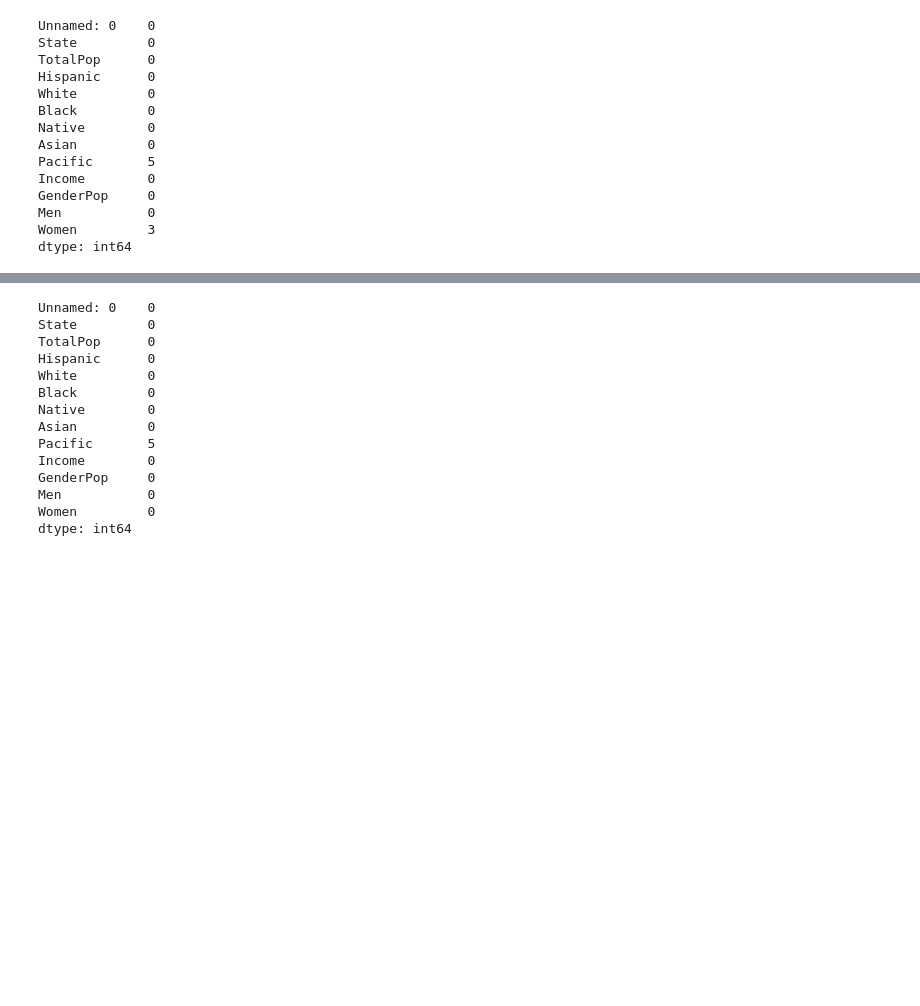
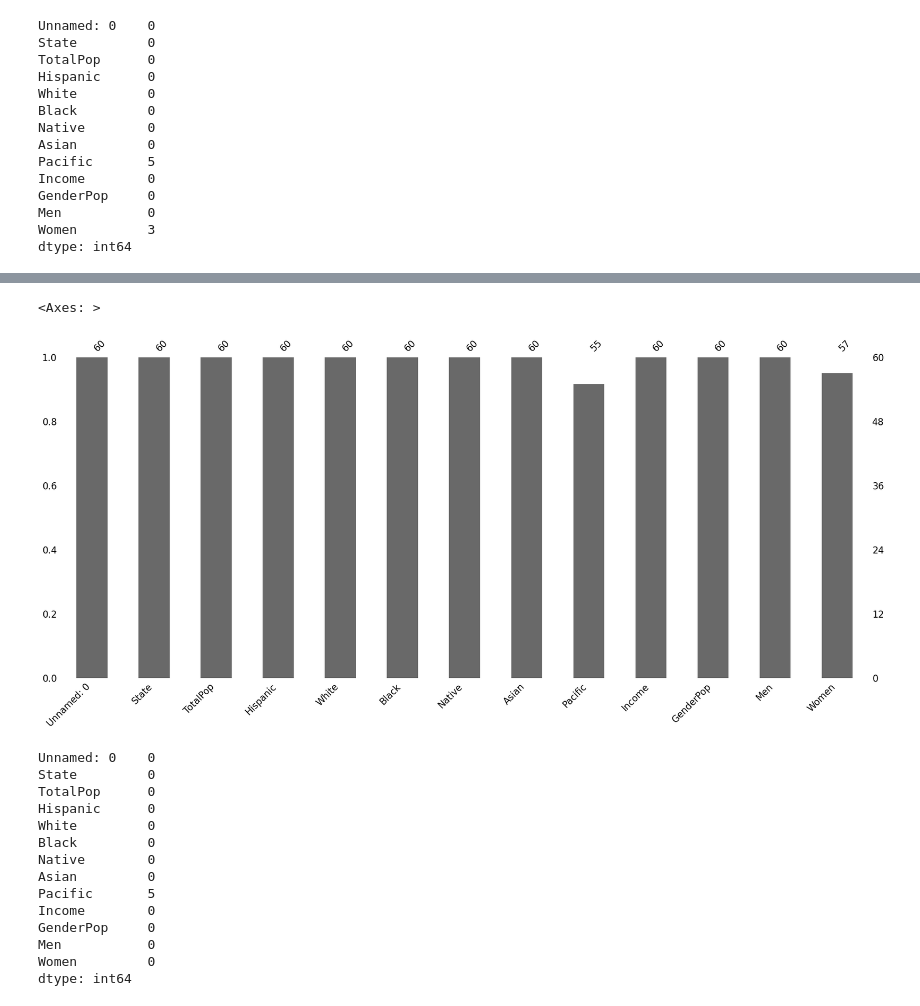
Before and after one commit to LiZoMark841619/US_Census, a Jupyter notebook: Cleaning US Census Data.ipynb, the cells around one changed output, grey strips where cells are left out. Drawn from its saved outputs; the diff is of its cells as text; code cells hidden in the pictures; blank space fills up the shorter version.

```diff
--- a/Cleaning US Census Data.ipynb
+++ b/Cleaning US Census Data.ipynb
@@ -192,3 +198,8 @@ dtype: int64
+# %%
+msno.bar(us_census)
+# %% [output]
+<Axes: >
+[figure, added]
 # %%
 us_census.Women = us_census.Women.fillna(us_census.TotalPop - us_census.Men)
 # %%
```
Also changed, not shown: parts of 2 cells of this notebook.
